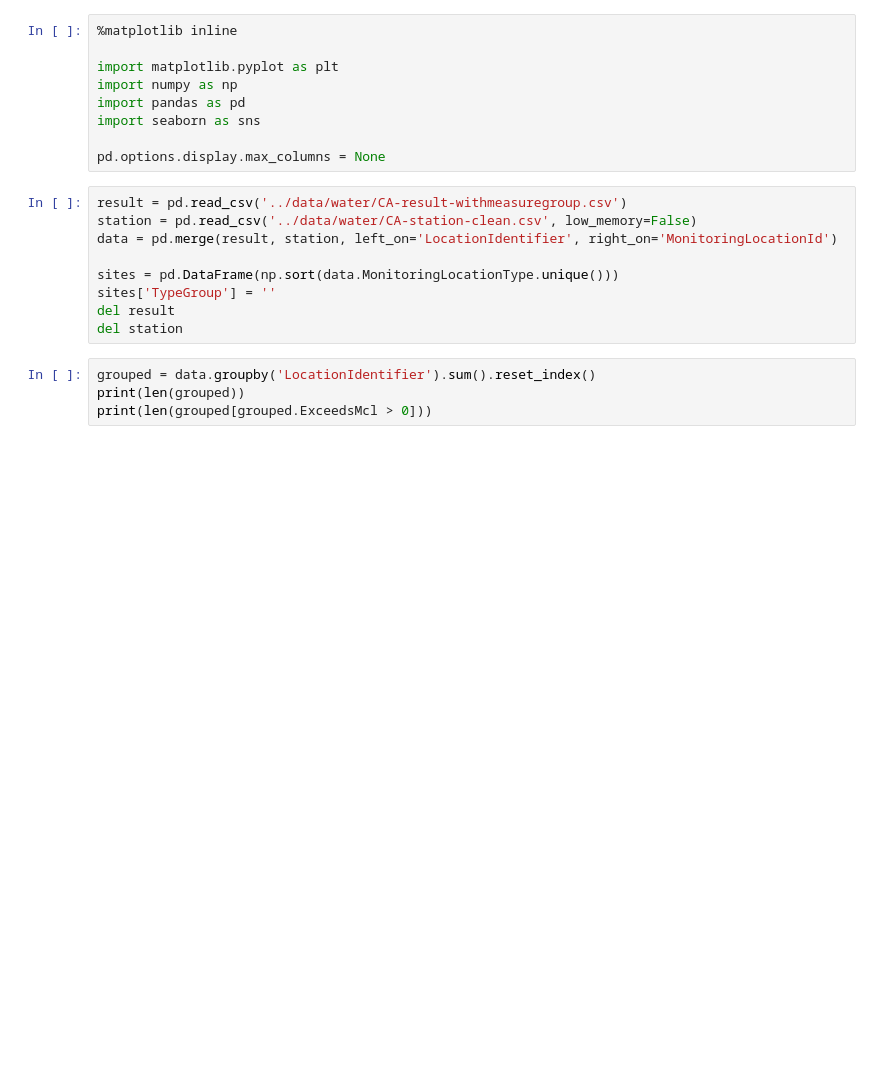
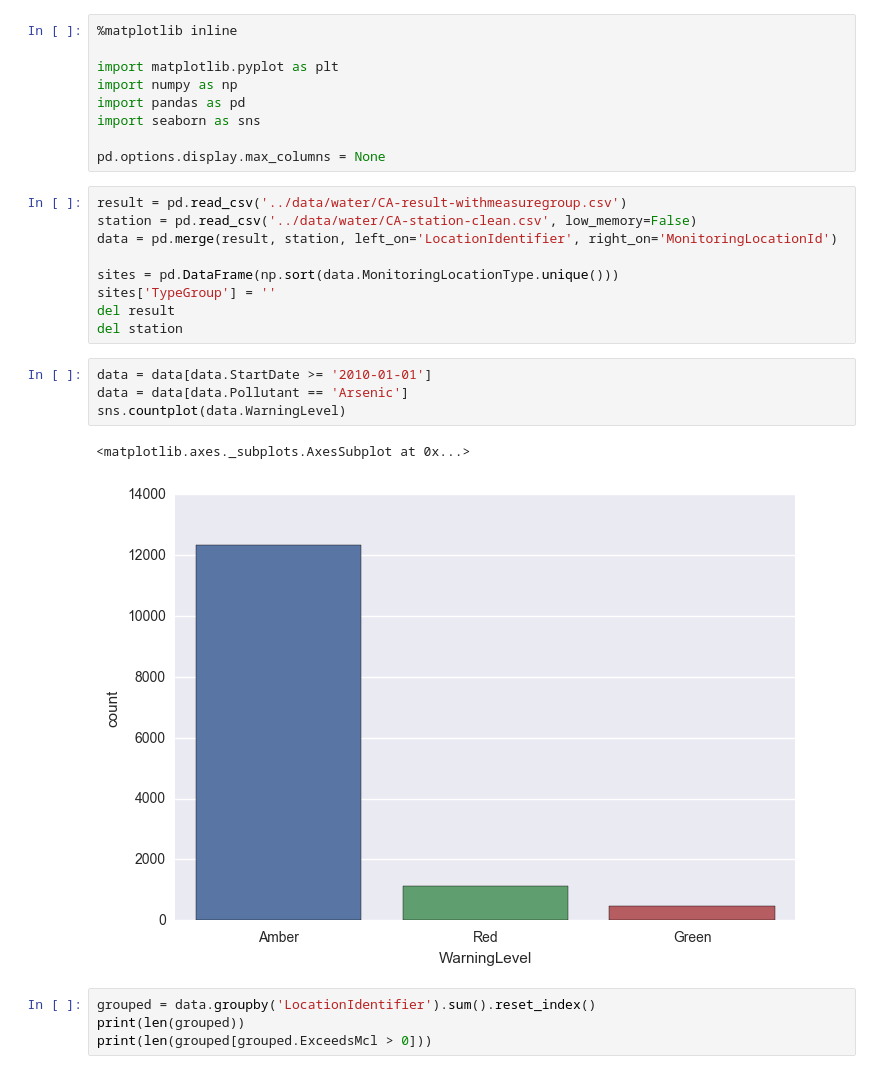
Before and after one commit to SeanU/waq, a Jupyter notebook: exploration/Water EDA.ipynb, the cells around one changed output. Saved outputs shown, nothing was run; the diff lists cells and outputs as text; blank space fills up the shorter version.

```diff
--- a/exploration/Water EDA.ipynb
+++ b/exploration/Water EDA.ipynb
@@ -16,6 +16,13 @@ sites = pd.DataFrame(np.sort(data.MonitoringLocationType.unique()))
 sites['TypeGroup'] = ''
 del result
 del station
+# %%
+data = data[data.StartDate >= '2010-01-01']
+data = data[data.Pollutant == 'Arsenic']
+sns.countplot(data.WarningLevel)
+# %% [output]
+<matplotlib.axes._subplots.AxesSubplot at 0x...>
+[figure, added]
 # %%
 grouped = data.groupby('LocationIdentifier').sum().reset_index()
 print(len(grouped))
```
Also changed, not shown: 1 other file.
